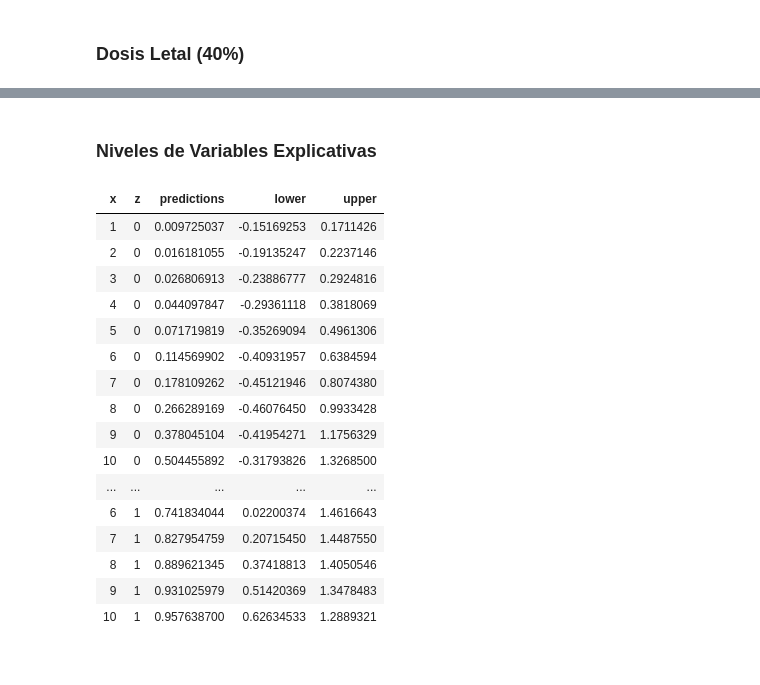
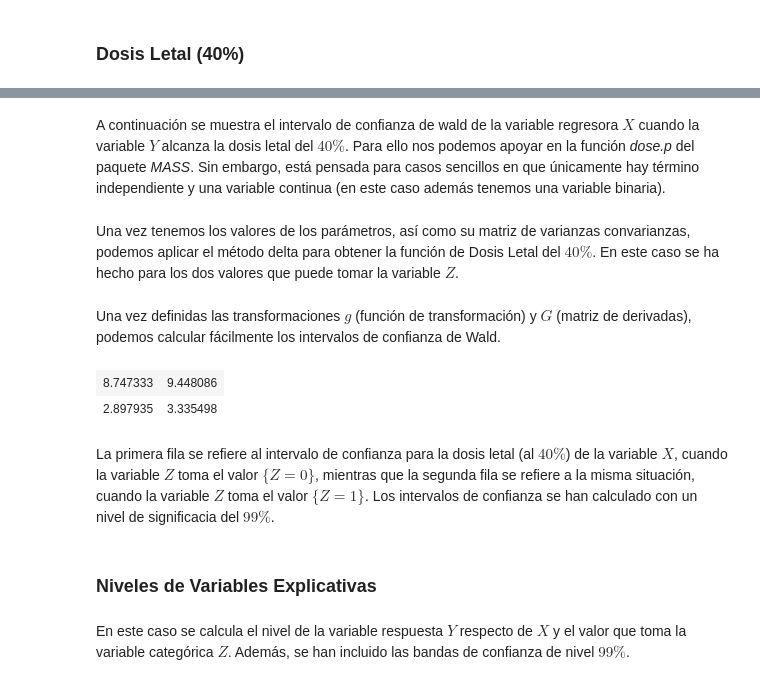
Before and after one commit to garciparedes/logistic-contingency, a Jupyter notebook: notebook.ipynb, the cells around one changed output, grey strips where cells are left out. Saved outputs shown, nothing was run; the diff lists cells and outputs as text; code cells hidden in the pictures.

```diff
--- a/notebook.ipynb
+++ b/notebook.ipynb
@@ -236,3 +218,32 @@ dosis.pivot + c(-1, 1) * qnorm(0.975) * dosis.se
+# %% [markdown]
+A continuación se muestra el intervalo de confianza de wald de la variable regresora $X$ cuando la variable $Y$ alcanza la dosis letal del $40\%$. Para ello nos podemos apoyar en la función *dose.p* del paquete *MASS*. Sin embargo, está pensada para casos sencillos en que únicamente hay término independiente y una variable continua (en este caso además tenemos una variable binaria).
+# %%
+coefs <- as.vector(model.logit$coefficients)
+coefs.V <- vcov(model.logit)
+# %% [markdown]
+Una vez tenemos los valores de los parámetros, así como su matriz de varianzas convarianzas, podemos aplicar el método delta para obtener la función de Dosis Letal del $40\%$. En este caso se ha hecho para los dos valores que puede tomar la variable $Z$.
+# %%
+g <- function(x) {
+    c((logit(0.4) - x[1]) / x[2],
+      (logit(0.4) - x[1] - x[3]) / x[2])
+}
+
+G <- function(x) {
+    matrix(c(1 / x[2], - (logit(0.4) - x[1]) / x[2] ^ 2, 0,
+             1 / x[2], - (logit(0.4) - x[1] - x[3]) / x[2] ^ 2, 1 / x[3]),
+           2, 3, byrow = TRUE)
+}
+# %% [markdown]
+Una vez definidas las transformaciones $g$ (función de transformación) y $G$ (matriz de derivadas), podemos calcular fácilmente los intervalos de confianza de Wald.
+# %%
+ g(coefs) + rbind(c(-1, 1), c(-1, 1)) * qnorm(1 - alpha / 2) * (G(coefs) %*% coefs.V %*% t(G(coefs)))
+# %% [output]
+| 8.747333 | 9.448086 |
+| 2.897935 | 3.335498 |
+# %% [markdown]
+La primera fila se refiere al intervalo de confianza para la dosis letal (al $40\%$) de la variable $X$, cuando la variable $Z$ toma el valor $\{Z = 0\}$, mientras que la segunda fila se refiere a la misma situación, cuando la variable $Z$ toma el valor $\{Z = 1\}$. Los intervalos de confianza se han calculado con un nivel de significacia del $99\%$.
 # %% [markdown]
 ### Niveles de Variables Explicativas
+# %% [markdown]
+En este caso se calcula el nivel de la variable respuesta $Y$ respecto de $X$ y el valor que toma la variable categórica $Z$. Además, se han incluido las bandas de confianza de nivel $99\%$.
 # %%
@@ -245,21 +257 @@ aa$upper <- aa$predictions + qnorm(0.95) * sqrt(aa$predictions *  (1 - aa$predic
-# %%
-aa
-# %% [output]
-| x | z | predictions | lower | upper |
-| 1 | 0 | 0.009725037 | -0.15169253 | 0.1711426 |
-| 2 | 0 | 0.016181055 | -0.19135247 | 0.2237146 |
-| 3 | 0 | 0.026806913 | -0.23886777 | 0.2924816 |
-| 4 | 0 | 0.044097847 | -0.29361118 | 0.3818069 |
-| 5 | 0 | 0.071719819 | -0.35269094 | 0.4961306 |
-| 6 | 0 | 0.114569902 | -0.40931957 | 0.6384594 |
-| 7 | 0 | 0.178109262 | -0.45121946 | 0.8074380 |
-| 8 | 0 | 0.266289169 | -0.46076450 | 0.9933428 |
-| 9 | 0 | 0.378045104 | -0.41954271 | 1.1756329 |
-| 10 | 0 | 0.504455892 | -0.31793826 | 1.3268500 |
-| ... | ... | ... | ... | ... |
-| 6 | 1 | 0.741834044 | 0.02200374 | 1.4616643 |
-| 7 | 1 | 0.827954759 | 0.20715450 | 1.4487550 |
-| 8 | 1 | 0.889621345 | 0.37418813 | 1.4050546 |
-| 9 | 1 | 0.931025979 | 0.51420369 | 1.3478483 |
-| 10 | 1 | 0.957638700 | 0.62634533 | 1.2889321 |
 # %%
```
Also changed, not shown: parts of 15 cells of this notebook.
